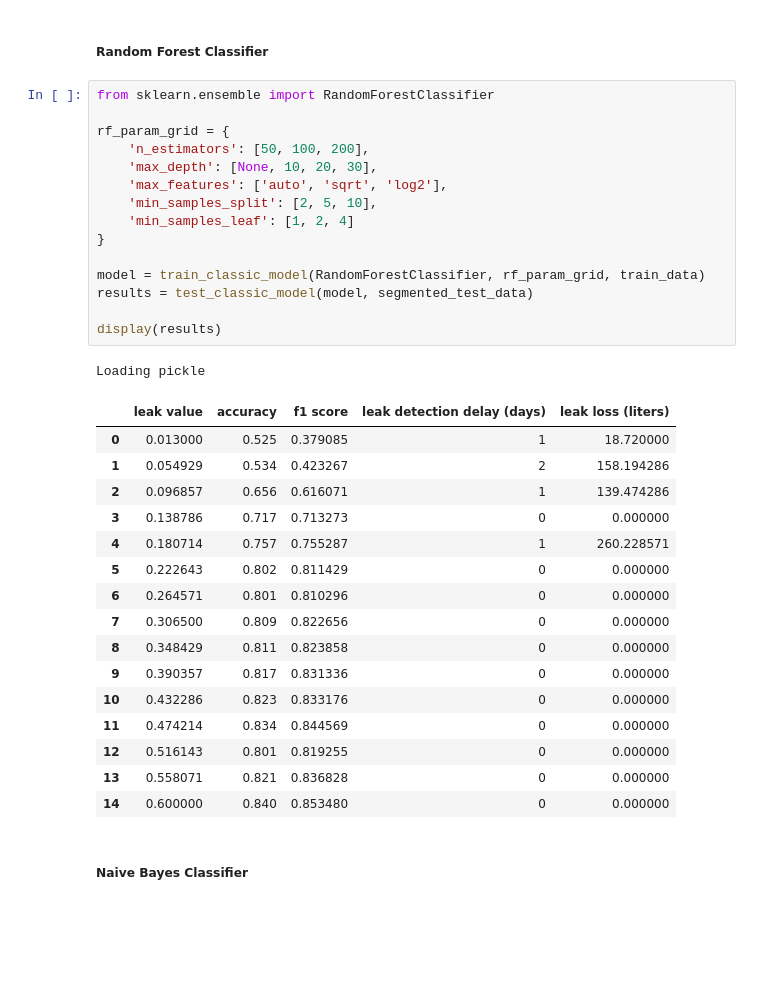
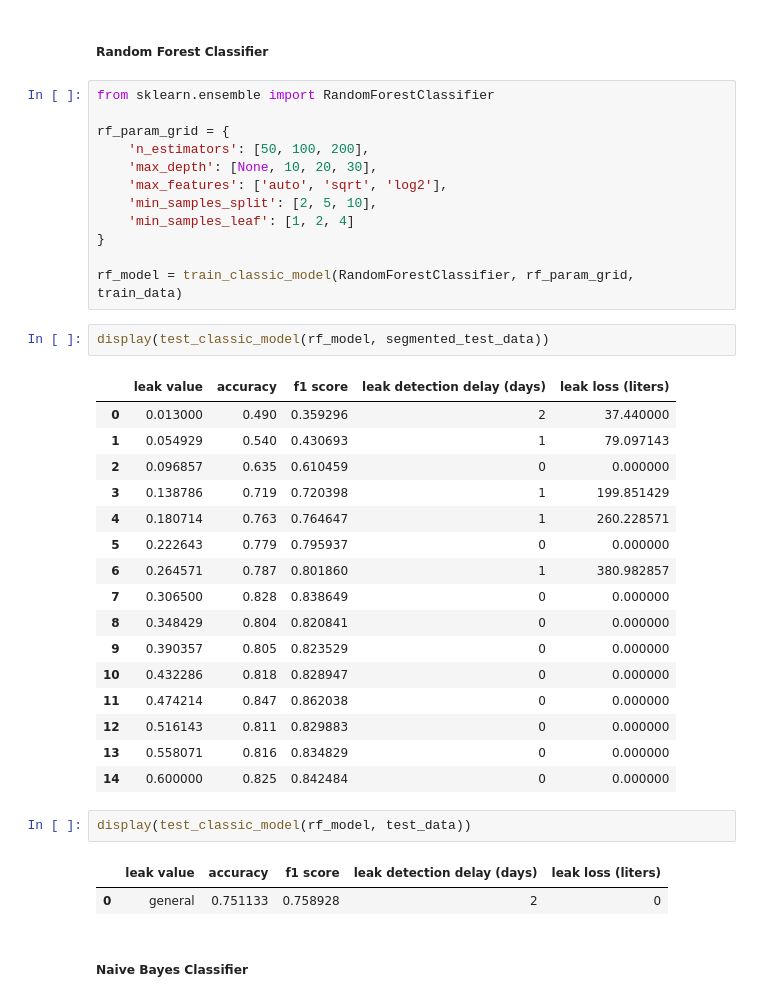
Before and after one commit to alu0101351773/TFM, a Jupyter notebook: src/project/main.ipynb, the cells around one changed output. Cells and saved outputs as stored; diff of their text form; blank space fills up the shorter version.

Commit message:
modelos de ML con resultados actualizados

```diff
--- a/src/project/main.ipynb
+++ b/src/project/main.ipynb
@@ -694,28 +694,31 @@ rf_param_grid = {
     'min_samples_leaf': [1, 2, 4]
 }
 
-model = train_classic_model(RandomForestClassifier, rf_param_grid, train_data)
-results = test_classic_model(model, segmented_test_data)
-
-display(results)
+rf_model = train_classic_model(RandomForestClassifier, rf_param_grid, train_data)
-# %% [output]
-Loading pickle
-|  | leak value | accuracy | f1 score | leak detection delay (days) | leak loss (liters) |
-| 0 | 0.013000 | 0.525 | 0.379085 | 1 | 18.720000 |
-| 1 | 0.054929 | 0.534 | 0.423267 | 2 | 158.194286 |
-| 2 | 0.096857 | 0.656 | 0.616071 | 1 | 139.474286 |
-| 3 | 0.138786 | 0.717 | 0.713273 | 0 | 0.000000 |
-| 4 | 0.180714 | 0.757 | 0.755287 | 1 | 260.228571 |
-| 5 | 0.222643 | 0.802 | 0.811429 | 0 | 0.000000 |
-| 6 | 0.264571 | 0.801 | 0.810296 | 0 | 0.000000 |
-| 7 | 0.306500 | 0.809 | 0.822656 | 0 | 0.000000 |
-| 8 | 0.348429 | 0.811 | 0.823858 | 0 | 0.000000 |
-| 9 | 0.390357 | 0.817 | 0.831336 | 0 | 0.000000 |
-| 10 | 0.432286 | 0.823 | 0.833176 | 0 | 0.000000 |
-| 11 | 0.474214 | 0.834 | 0.844569 | 0 | 0.000000 |
-| 12 | 0.516143 | 0.801 | 0.819255 | 0 | 0.000000 |
-| 13 | 0.558071 | 0.821 | 0.836828 | 0 | 0.000000 |
-| 14 | 0.600000 | 0.840 | 0.853480 | 0 | 0.000000 |
+# %%
+display(test_classic_model(rf_model, segmented_test_data))
+# %% [output]
+|  | leak value | accuracy | f1 score | leak detection delay (days) | leak loss (liters) |
+| 0 | 0.013000 | 0.490 | 0.359296 | 2 | 37.440000 |
+| 1 | 0.054929 | 0.540 | 0.430693 | 1 | 79.097143 |
+| 2 | 0.096857 | 0.635 | 0.610459 | 0 | 0.000000 |
+| 3 | 0.138786 | 0.719 | 0.720398 | 1 | 199.851429 |
+| 4 | 0.180714 | 0.763 | 0.764647 | 1 | 260.228571 |
+| 5 | 0.222643 | 0.779 | 0.795937 | 0 | 0.000000 |
+| 6 | 0.264571 | 0.787 | 0.801860 | 1 | 380.982857 |
+| 7 | 0.306500 | 0.828 | 0.838649 | 0 | 0.000000 |
+| 8 | 0.348429 | 0.804 | 0.820841 | 0 | 0.000000 |
+| 9 | 0.390357 | 0.805 | 0.823529 | 0 | 0.000000 |
+| 10 | 0.432286 | 0.818 | 0.828947 | 0 | 0.000000 |
+| 11 | 0.474214 | 0.847 | 0.862038 | 0 | 0.000000 |
+| 12 | 0.516143 | 0.811 | 0.829883 | 0 | 0.000000 |
+| 13 | 0.558071 | 0.816 | 0.834829 | 0 | 0.000000 |
+| 14 | 0.600000 | 0.825 | 0.842484 | 0 | 0.000000 |
+# %%
+display(test_classic_model(rf_model, test_data))
+# %% [output]
+|  | leak value | accuracy | f1 score | leak detection delay (days) | leak loss (liters) |
+| 0 | general | 0.751133 | 0.758928 | 2 | 0 |
 # %% [markdown]
 ##### Naive Bayes Classifier
 # %%
```
Also changed, not shown: parts of 19 cells of this notebook.
